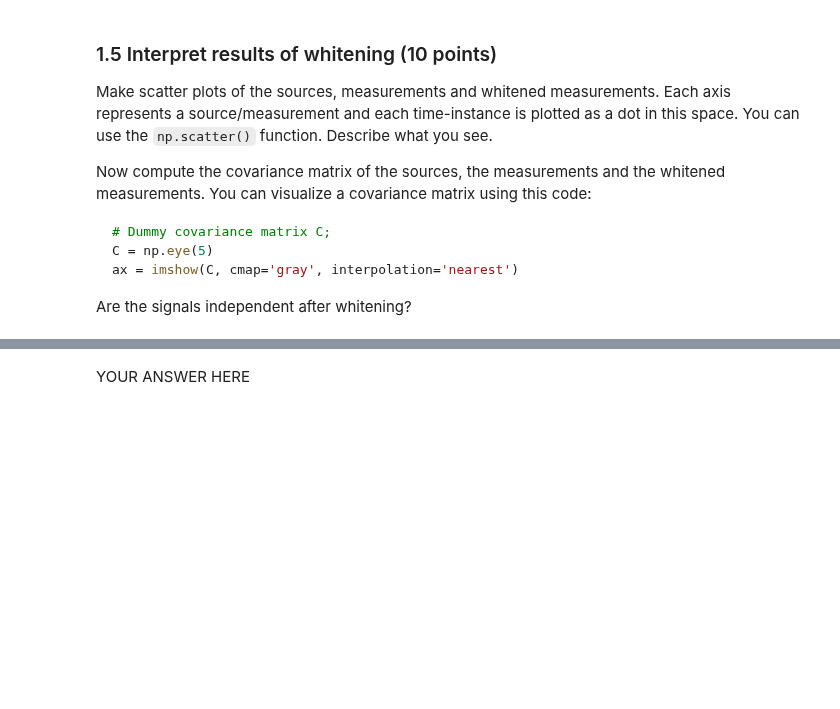
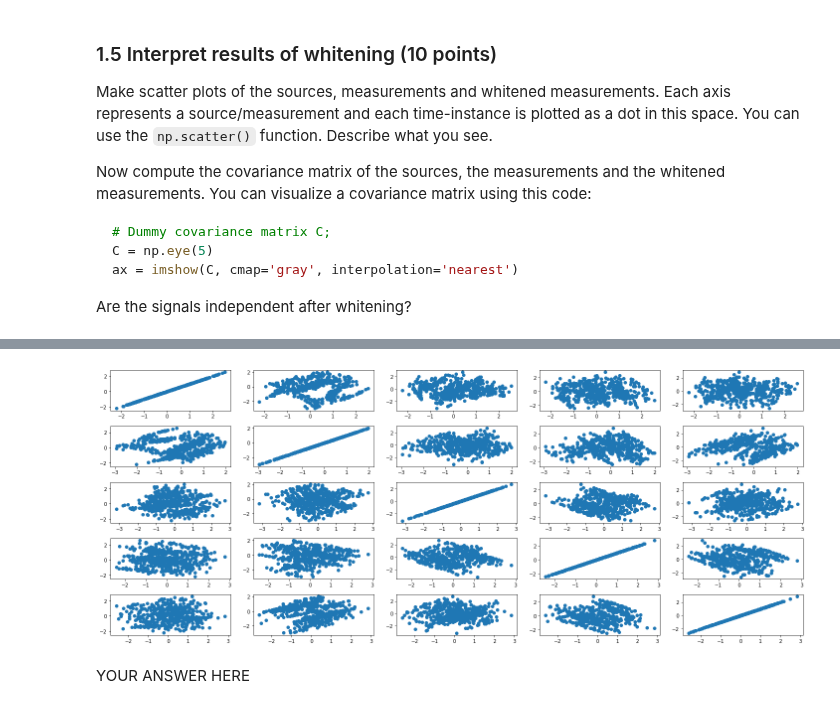
Before and after one commit to mirceamironenco/ML2_Labs, a Jupyter notebook: lab1/mircea.ipynb, the cells around one changed output, grey strips where cells are left out. Saved outputs shown, nothing was run; the diff lists cells and outputs as text; code cells hidden in the pictures; blank space fills up the shorter version.

```diff
--- a/lab1/mircea.ipynb
+++ b/lab1/mircea.ipynb
@@ -245,6 +245,9 @@ Some ICA algorithms can only learn from whitened data. Write a method `whiten(X)
 # %%
 ### 1.4 Whitening
 def whiten(X):
+    # TO-DO:
+    # - Do we also normalize (i.e. substract mean?).
+    # - Make sure eigenvalues and eigenvectors of X can be computed.
     if X is None:
         raise TypeError('Cannot whiten None')
 
@@ -261,3 +264,5 @@ def whiten(X):
 
     # y = \Lambda \Phi^{T} X
     return np.dot(Lambda, np.dot(Phi.T, X))
+
+Xw = whiten(X)
@@ -282,3 +301,7 @@ raise NotImplementedError()
+# %%
+plot_scatter(Xw, [])
+# %% [output]
+[figure, added]
 # %% [markdown]
 YOUR ANSWER HERE
 # %% [markdown]
```
Also changed, not shown: parts of 9 cells of this notebook.
